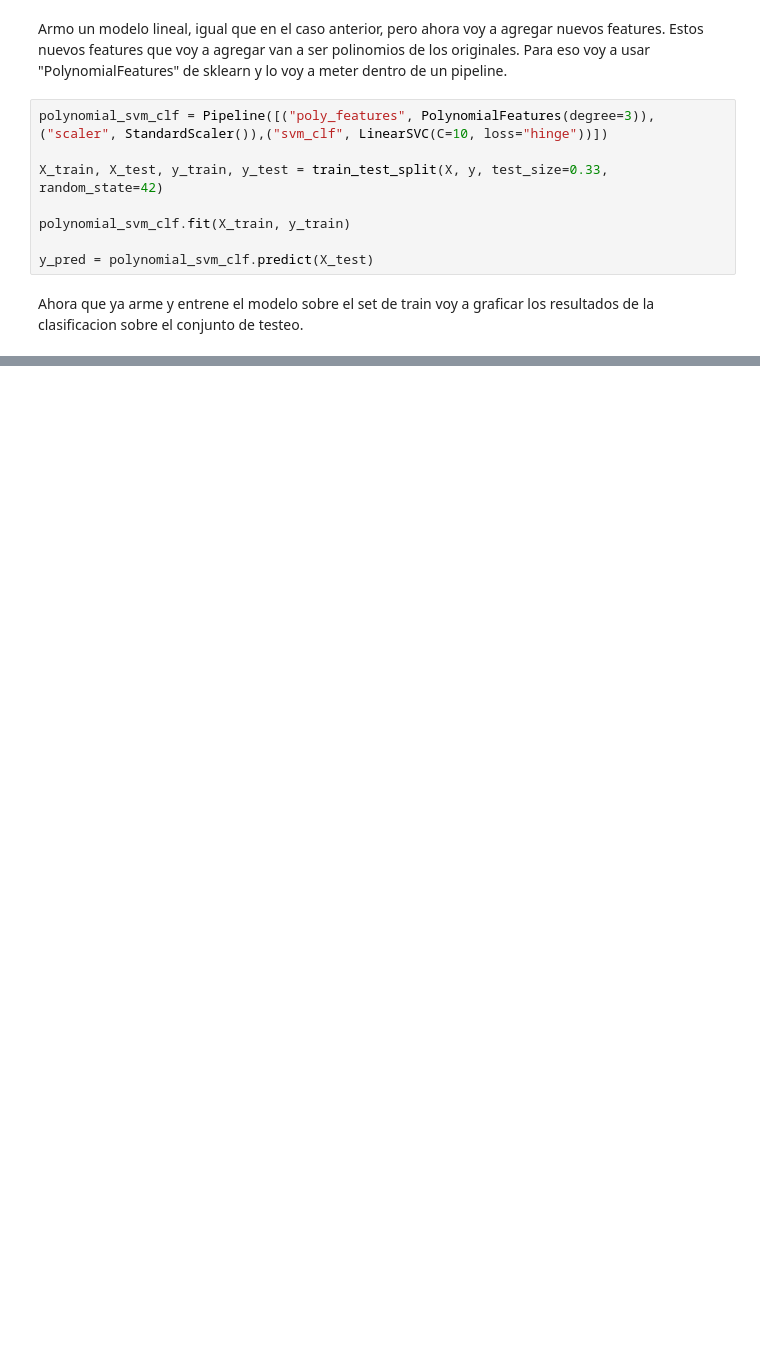
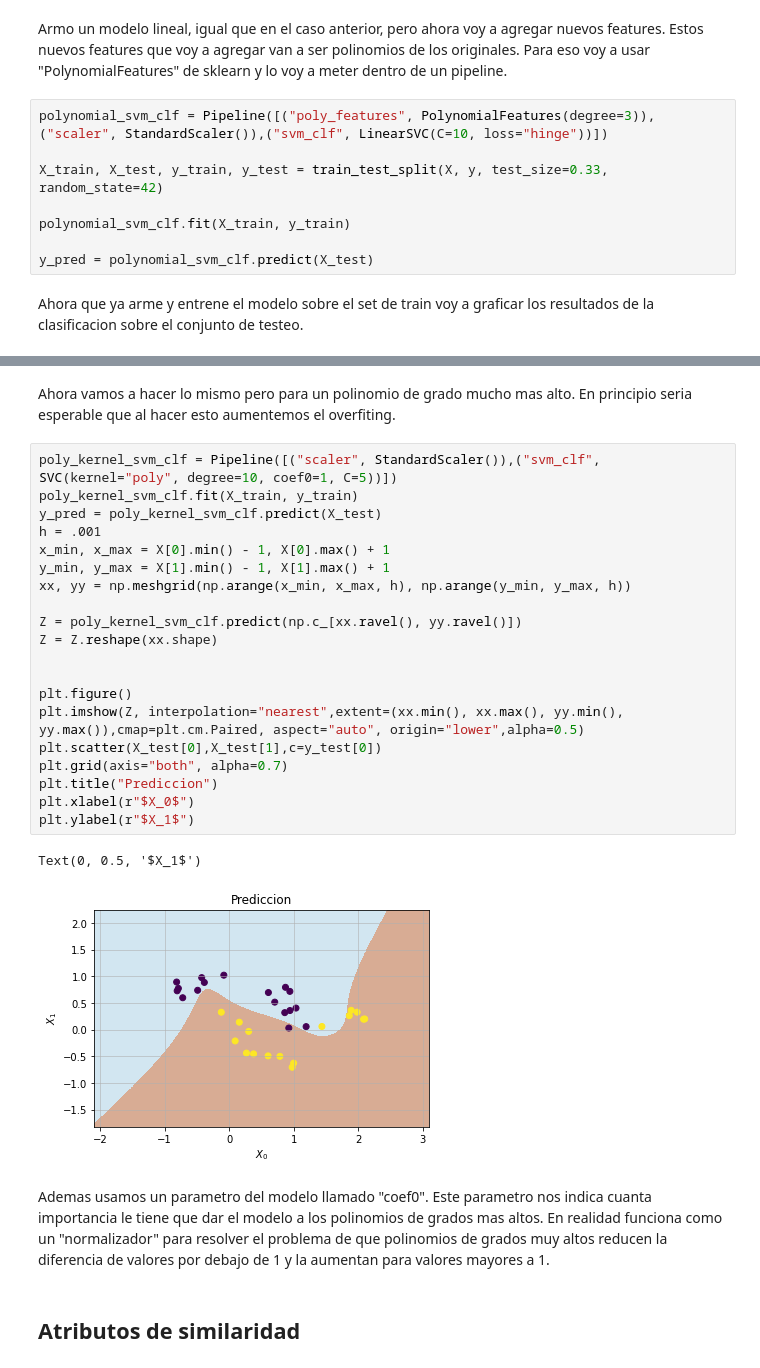
Before and after one commit to nechebarrena/HOML, a Jupyter notebook: HOML_cap_5.ipynb, the cells around one changed output, grey strips where cells are left out. Cells and saved outputs as stored; diff of their text form; blank space fills up the shorter version.

```diff
--- a/HOML_cap_5.ipynb
+++ b/HOML_cap_5.ipynb
@@ -194,0 +228,29 @@ Text(0, 0.5, '$X_1$')
+# %% [markdown]
+Ahora vamos a hacer lo mismo pero para un polinomio de grado mucho mas alto. En principio seria esperable que al hacer esto aumentemos el overfiting.
+# %%
+poly_kernel_svm_clf = Pipeline([("scaler", StandardScaler()),("svm_clf", SVC(kernel="poly", degree=10, coef0=1, C=5))])
+poly_kernel_svm_clf.fit(X_train, y_train)
+y_pred = poly_kernel_svm_clf.predict(X_test)
+h = .001
+x_min, x_max = X[0].min() - 1, X[0].max() + 1
+y_min, y_max = X[1].min() - 1, X[1].max() + 1
+xx, yy = np.meshgrid(np.arange(x_min, x_max, h), np.arange(y_min, y_max, h))
+
+Z = poly_kernel_svm_clf.predict(np.c_[xx.ravel(), yy.ravel()])
+Z = Z.reshape(xx.shape)
+
+
+plt.figure()
+plt.imshow(Z, interpolation="nearest",extent=(xx.min(), xx.max(), yy.min(), yy.max()),cmap=plt.cm.Paired, aspect="auto", origin="lower",alpha=0.5)
+plt.scatter(X_test[0],X_test[1],c=y_test[0])
+plt.grid(axis="both", alpha=0.7)
+plt.title("Prediccion")
+plt.xlabel(r"$X_0$")
+plt.ylabel(r"$X_1$")
+# %% [output]
+Text(0, 0.5, '$X_1$')
+[figure, added]
+# %% [markdown]
+Ademas usamos un parametro del modelo llamado "coef0". Este parametro nos indica cuanta importancia le tiene que dar el modelo a los polinomios de grados mas altos. En realidad funciona como un "normalizador" para resolver el problema de que polinomios de grados muy altos reducen la diferencia de valores por debajo de 1 y la aumentan para valores mayores a 1.
+# %% [markdown]
+## Atributos de similaridad
```
Also changed, not shown: parts of 7 cells of this notebook.
